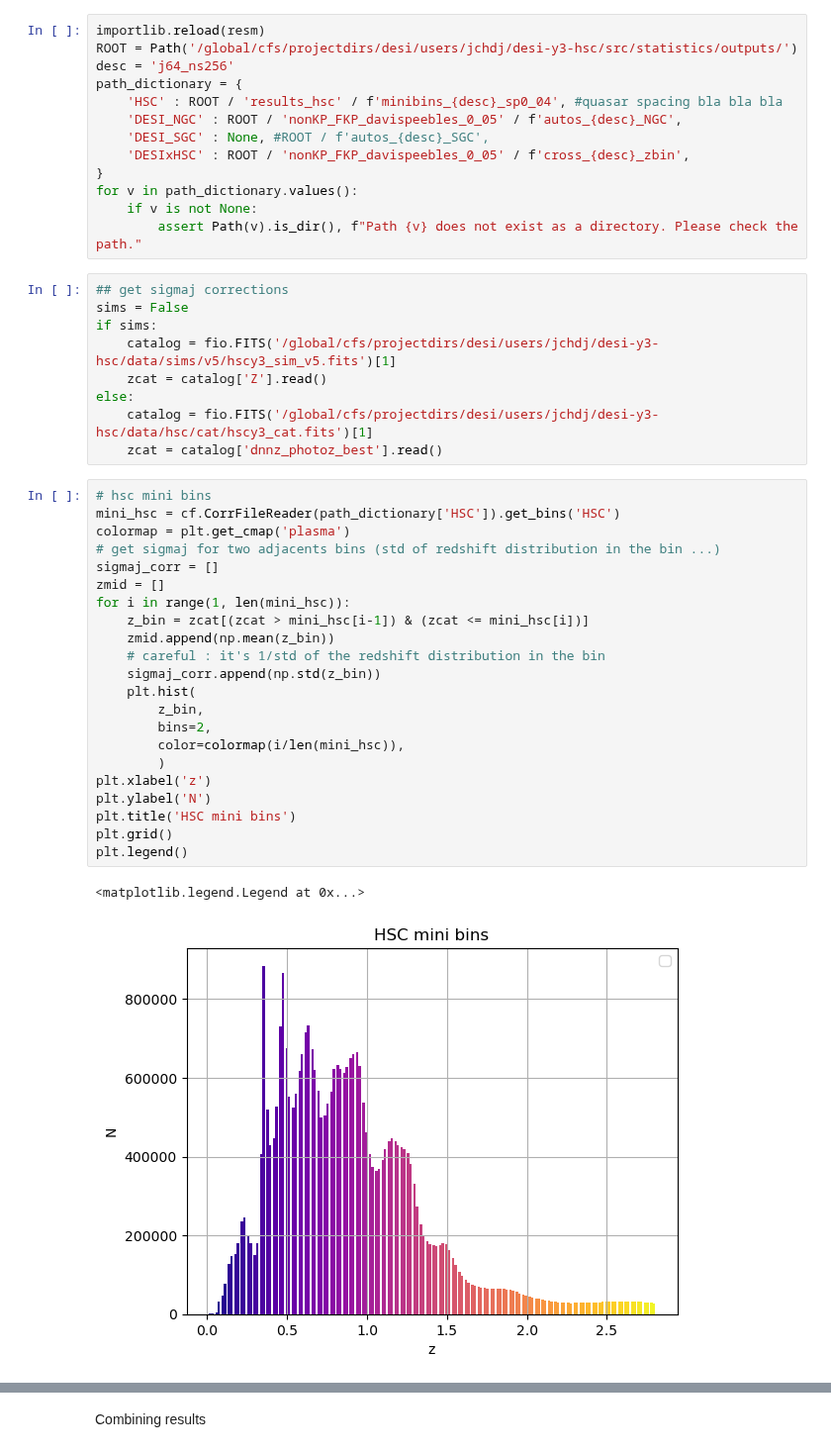
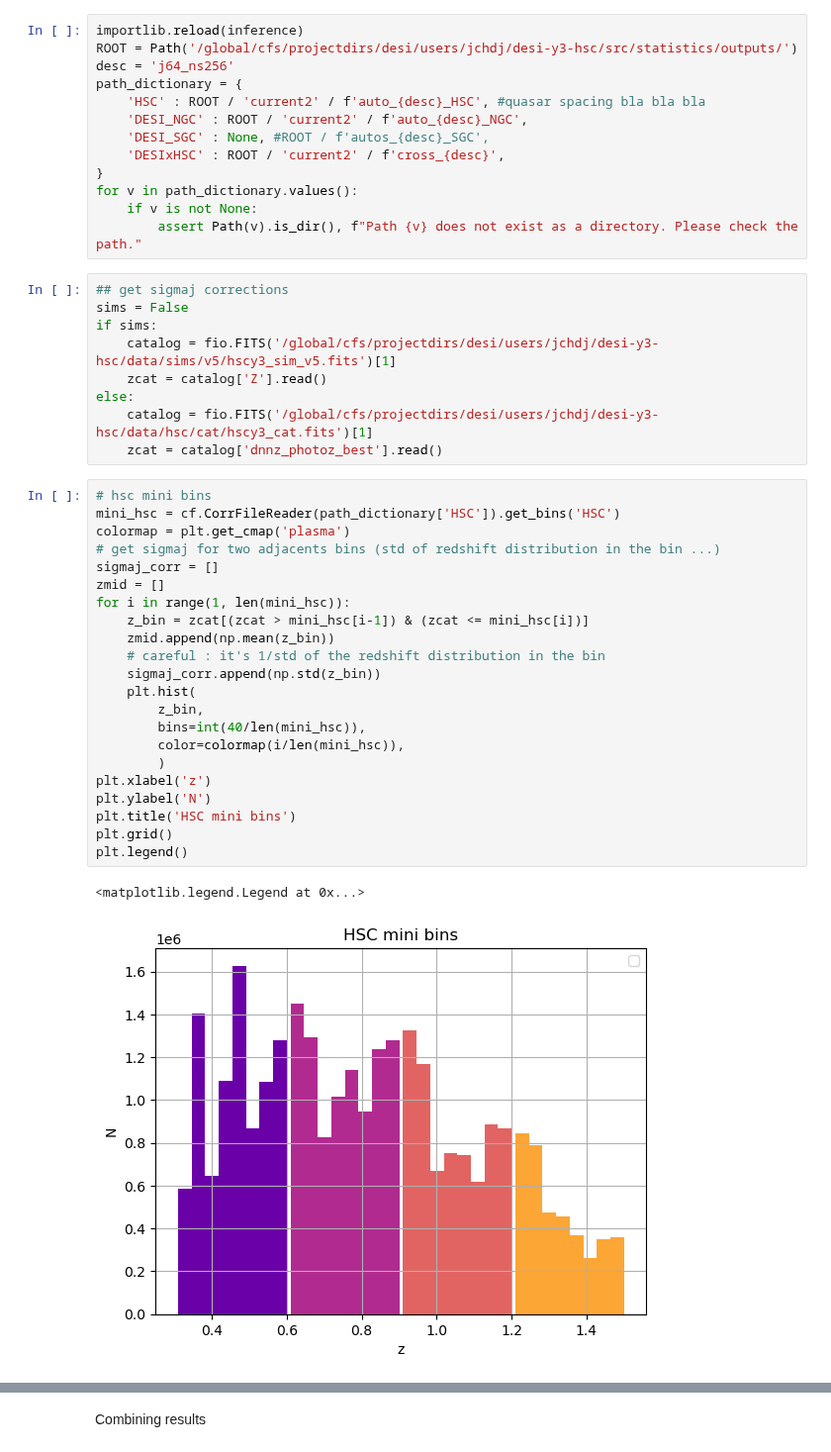
Before and after one commit to JeanCHDJdev/desi-y3-hsc, a Jupyter notebook: src/statistics/plot_results.ipynb, the cells around one changed output, grey strips where cells are left out. Shown at 99% size. Saved outputs shown, nothing was run; the diff lists cells and outputs as text.

```diff
--- a/src/statistics/plot_results.ipynb
+++ b/src/statistics/plot_results.ipynb
@@ -56,14 +57,14 @@ $n_{p, m}(z_{j, t})\propto\frac{\bar{\omega}_{\rm{sp},\:m}(r,\:z_{j, t})}{\sqrt{
 
 This approach does not really work well due to the very high variations in $\sigma_j$ caused by the photometric method itself (redshift spikes)
 # %%
-importlib.reload(resm)
+importlib.reload(inference)
 ROOT = Path('/global/cfs/projectdirs/desi/users/jchdj/desi-y3-hsc/src/statistics/outputs/')
 desc = 'j64_ns256'
 path_dictionary = {
-    'HSC' : ROOT / 'results_hsc' / f'minibins_{desc}_sp0_04', #quasar spacing bla bla bla
-    'DESI_NGC' : ROOT / 'nonKP_FKP_davispeebles_0_05' / f'autos_{desc}_NGC',
+    'HSC' : ROOT / 'current2' / f'auto_{desc}_HSC', #quasar spacing bla bla bla
+    'DESI_NGC' : ROOT / 'current2' / f'auto_{desc}_NGC',
     'DESI_SGC' : None, #ROOT / f'autos_{desc}_SGC',
-    'DESIxHSC' : ROOT / 'nonKP_FKP_davispeebles_0_05' / f'cross_{desc}_zbin',
+    'DESIxHSC' : ROOT / 'current2' / f'cross_{desc}',
 }
 for v in path_dictionary.values():
     if v is not None:
@@ -80,28 +81,28 @@ else:
 # %%
 # hsc mini bins
 mini_hsc = cf.CorrFileReader(path_dictionary['HSC']).get_bins('HSC')
 colormap = plt.get_cmap('plasma')
 # get sigmaj for two adjacents bins (std of redshift distribution in the bin ...)
 sigmaj_corr = []
 zmid = []
 for i in range(1, len(mini_hsc)):
     z_bin = zcat[(zcat > mini_hsc[i-1]) & (zcat <= mini_hsc[i])]
     zmid.append(np.mean(z_bin))
     # careful : it's 1/std of the redshift distribution in the bin
     sigmaj_corr.append(np.std(z_bin))
     plt.hist(
         z_bin,
-        bins=2,
+        bins=int(40/len(mini_hsc)),
         color=colormap(i/len(mini_hsc)),
         )
 plt.xlabel('z')
 plt.ylabel('N')
 plt.title('HSC mini bins')
 plt.grid()
 plt.legend()
 # %% [output]
 <matplotlib.legend.Legend at 0x...>
-[figure, old version]
+[figure, new version]
 # %%
 plt.plot(zmid, np.array(sigmaj_corr), marker='o', markersize=3, color='black', label=r'$\sigma_j$')
 plt.legend()
```
Also changed, not shown: parts of 12 cells of this notebook, 5 other files.
